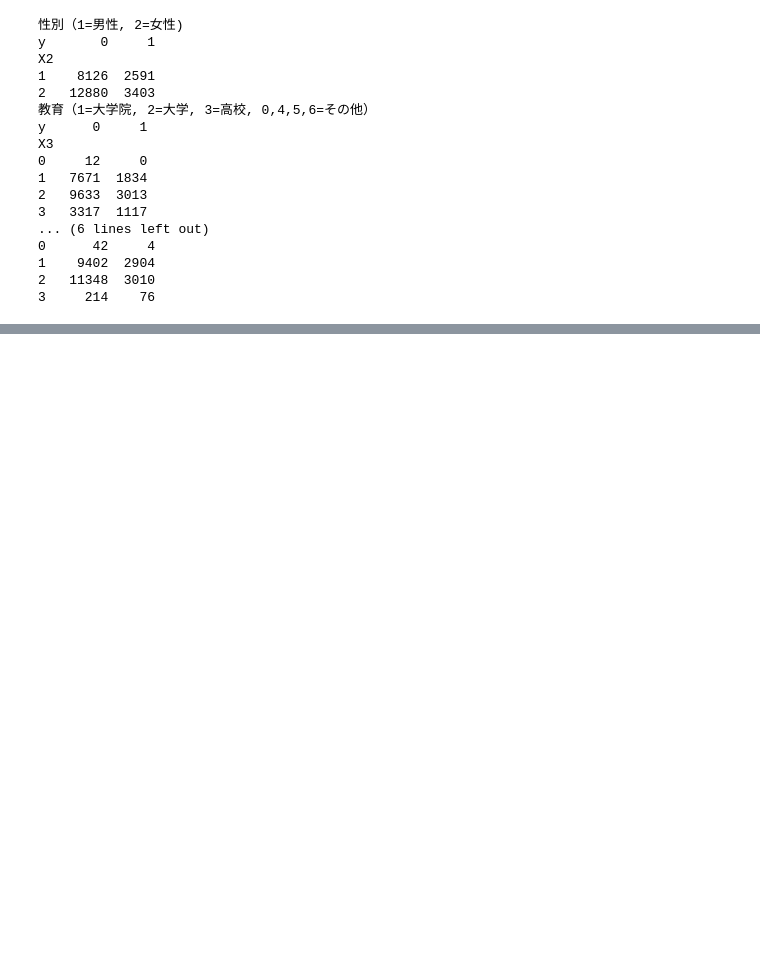
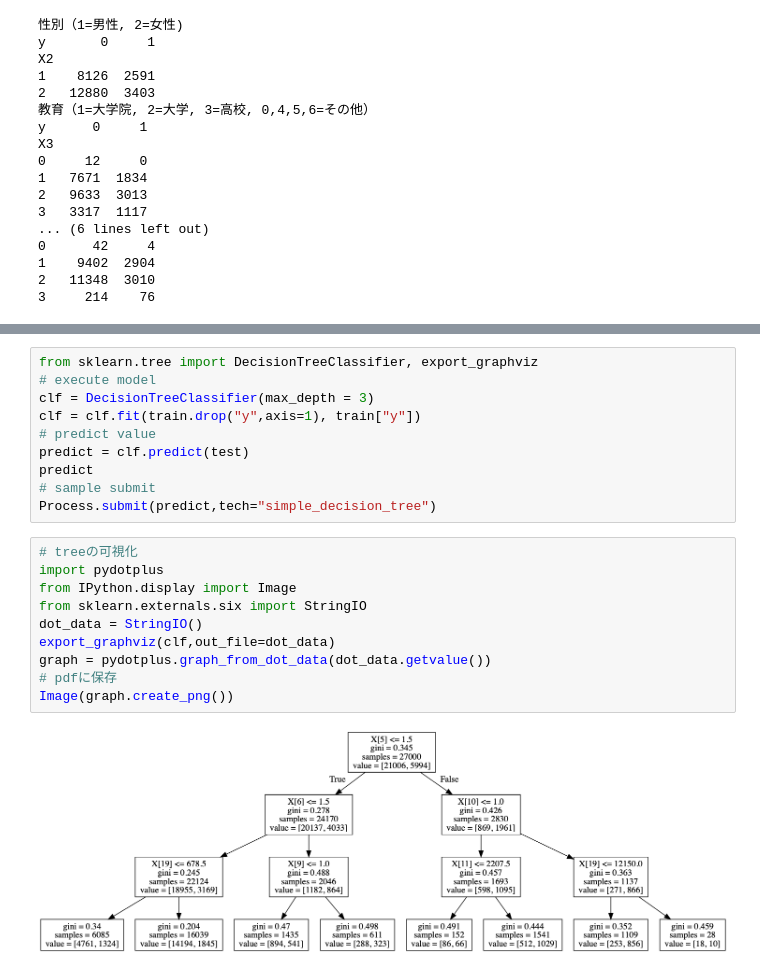
Before and after one commit to takuto0831/Credit_Card_Prob_Space, a Jupyter notebook: jn/exploratory_data_analysis.ipynb, the cells around one changed output, grey strips where cells are left out. Cells and saved outputs as stored; diff of their text form; blank space fills up the shorter version.

```diff
--- a/jn/exploratory_data_analysis.ipynb
+++ b/jn/exploratory_data_analysis.ipynb
@@ -111,0 +142,22 @@ X3
+# %%
+from sklearn.tree import DecisionTreeClassifier, export_graphviz
+# execute model
+clf = DecisionTreeClassifier(max_depth = 3)
+clf = clf.fit(train.drop("y",axis=1), train["y"])
+# predict value
+predict = clf.predict(test)
+predict
+# sample submit
+Process.submit(predict,tech="simple_decision_tree")
+# %%
+# treeの可視化
+import pydotplus
+from IPython.display import Image
+from sklearn.externals.six import StringIO
+dot_data = StringIO()
+export_graphviz(clf,out_file=dot_data)
+graph = pydotplus.graph_from_dot_data(dot_data.getvalue())
+# pdfに保存
+Image(graph.create_png())
+# %% [output]
+[figure, added]
```
Also changed, not shown: parts of 7 cells of this notebook.
